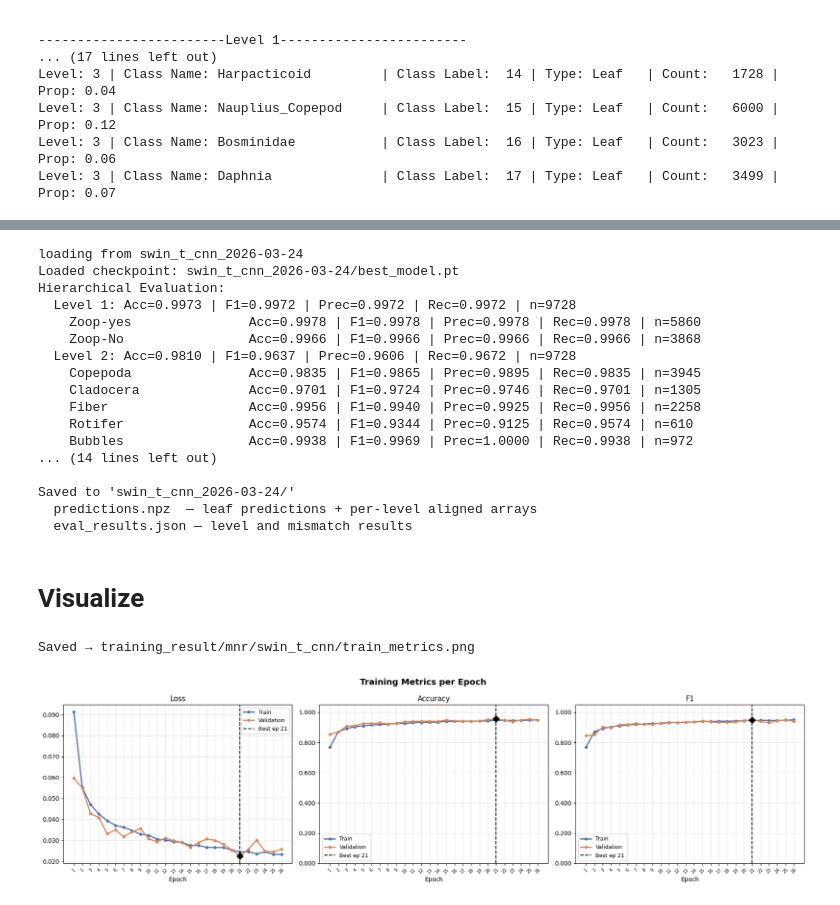
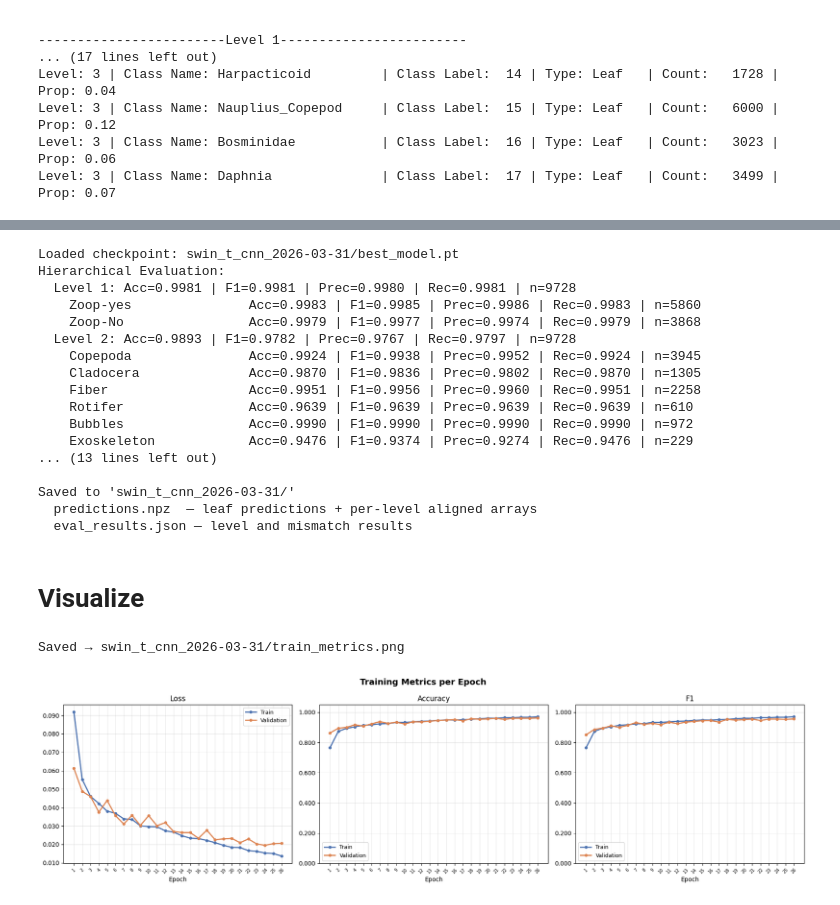
Before and after one commit to atjhin/Zooplankton_Classification, a Jupyter notebook: hardrouter.ipynb, the cells around one changed output, grey strips where cells are left out. Saved outputs shown, nothing was run; the diff lists cells and outputs as text; code cells hidden in the pictures.

```diff
--- a/hardrouter.ipynb
+++ b/hardrouter.ipynb
@@ -155,26 +142,27 @@ Total time taken 197.25 minutes
 # %%
-print(f"loading from {trainer.model_dir}")
-model = HierRouteNet(hier_dataset.hierarchy, hier_dataset.label_to_ids, backbone= backbone, checkpoint_dir=trainer.model_dir,
+# print(f"loading from {trainer.model_dir}")
+saved_dir = "swin_t_cnn_2026-03-31"
+model = HierRouteNet(hier_dataset.hierarchy, hier_dataset.label_to_ids, backbone= backbone, checkpoint_dir=saved_dir,
                     expert_type=expert_type)
-# trainer = Trainer(learning_rate=HYPERPARAMETERS['lr'], max_epochs=HYPERPARAMETERS['epochs'], device=device,
-#                   print_every=1, model_dir=f"efficient_net_{today}")
+trainer = Trainer(learning_rate=HYPERPARAMETERS['lr'], max_epochs=HYPERPARAMETERS['epochs'], device=device,
+                  print_every=1, model_dir=saved_dir)
 result = trainer.predict(model, test_loader, save=True)
 # %% [output]
-loading from swin_t_cnn_2026-03-24
-Loaded checkpoint: swin_t_cnn_2026-03-24/best_model.pt
+Loaded checkpoint: swin_t_cnn_2026-03-31/best_model.pt
 Hierarchical Evaluation:
-  Level 1: Acc=0.9973 | F1=0.9972 | Prec=0.9972 | Rec=0.9972 | n=9728
-    Zoop-yes               Acc=0.9978 | F1=0.9978 | Prec=0.9978 | Rec=0.9978 | n=5860
-    Zoop-No                Acc=0.9966 | F1=0.9966 | Prec=0.9966 | Rec=0.9966 | n=3868
-  Level 2: Acc=0.9810 | F1=0.9637 | Prec=0.9606 | Rec=0.9672 | n=9728
-    Copepoda               Acc=0.9835 | F1=0.9865 | Prec=0.9895 | Rec=0.9835 | n=3945
-    Cladocera              Acc=0.9701 | F1=0.9724 | Prec=0.9746 | Rec=0.9701 | n=1305
-    Fiber                  Acc=0.9956 | F1=0.9940 | Prec=0.9925 | Rec=0.9956 | n=2258
-    Rotifer                Acc=0.9574 | F1=0.9344 | Prec=0.9125 | Rec=0.9574 | n=610
-    Bubbles                Acc=0.9938 | F1=0.9969 | Prec=1.0000 | Rec=0.9938 | n=972
-... (14 lines left out)
+  Level 1: Acc=0.9981 | F1=0.9981 | Prec=0.9980 | Rec=0.9981 | n=9728
+    Zoop-yes               Acc=0.9983 | F1=0.9985 | Prec=0.9986 | Rec=0.9983 | n=5860
+    Zoop-No                Acc=0.9979 | F1=0.9977 | Prec=0.9974 | Rec=0.9979 | n=3868
+  Level 2: Acc=0.9893 | F1=0.9782 | Prec=0.9767 | Rec=0.9797 | n=9728
+    Copepoda               Acc=0.9924 | F1=0.9938 | Prec=0.9952 | Rec=0.9924 | n=3945
+    Cladocera              Acc=0.9870 | F1=0.9836 | Prec=0.9802 | Rec=0.9870 | n=1305
+    Fiber                  Acc=0.9951 | F1=0.9956 | Prec=0.9960 | Rec=0.9951 | n=2258
+    Rotifer                Acc=0.9639 | F1=0.9639 | Prec=0.9639 | Rec=0.9639 | n=610
+    Bubbles                Acc=0.9990 | F1=0.9990 | Prec=0.9990 | Rec=0.9990 | n=972
+    Exoskeleton            Acc=0.9476 | F1=0.9374 | Prec=0.9274 | Rec=0.9476 | n=229
+... (13 lines left out)
 
-Saved to 'swin_t_cnn_2026-03-24/'
+Saved to 'swin_t_cnn_2026-03-31/'
   predictions.npz  — leaf predictions + per-level aligned arrays
   eval_results.json — level and mismatch results
 # %% [markdown]
@@ -182,12 +170,12 @@ Saved to 'swin_t_cnn_2026-03-24/'
 # %%
 from hierroute import Visualize
 # path = trainer.model_dir
-path = "training_result/mnr/swin_t_cnn"
+path = "swin_t_cnn_2026-03-31"
 vis = Visualize(path)
 vis.plot_train(max_epochs=26)
 # %% [output]
-Saved → training_result/mnr/swin_t_cnn/train_metrics.png
+Saved → swin_t_cnn_2026-03-31/train_metrics.png
-[figure, old version]
+[figure, new version]
 # %%
 vis.plot_pred()
 # %% [output]
```
Also changed, not shown: parts of 8 cells of this notebook, 7 other files.
